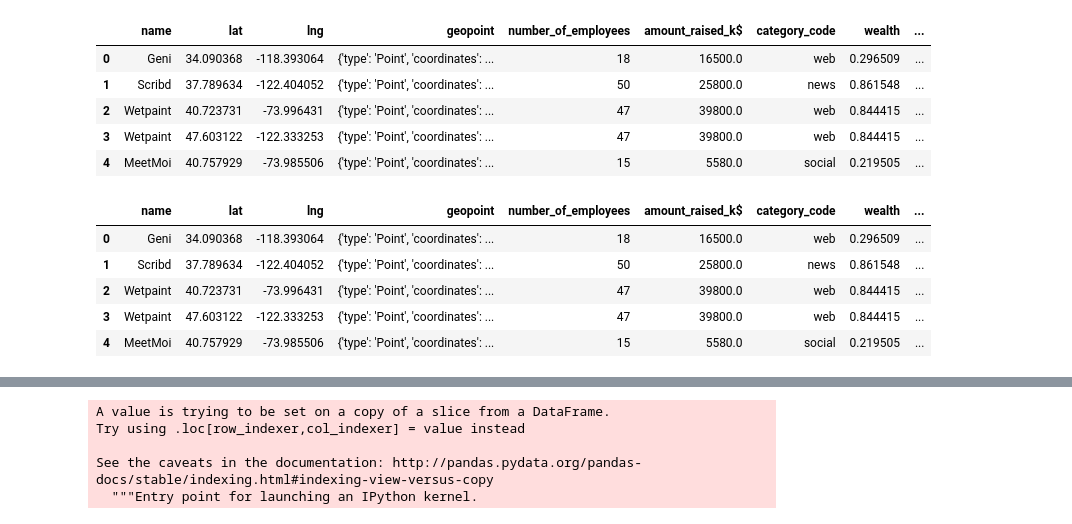
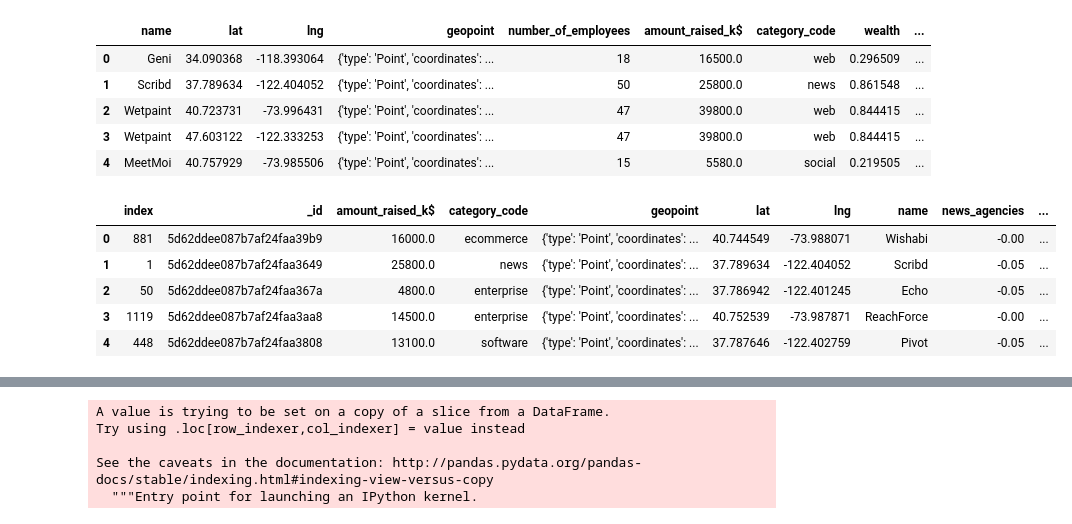
Before and after one commit to aiborra11/Geoquery-project, a Jupyter notebook: My-code/Geo.ipynb, the cells around one changed output, grey strips where cells are left out. Cells and saved outputs as stored; diff of their text form; code cells hidden in the pictures.

```diff
--- a/My-code/Geo.ipynb
+++ b/My-code/Geo.ipynb
@@ -66,7 +69,9 @@ data_comp['offices_near']=nearComps(data_comp["geopoint"])
 # %%
 #Querying near news_agencies
 
-def nearNews(df, rad_max_meters=1000):
+def nearNews(host, df, rad_max_meters=1000):
+    client = MongoClient(host)
+    db = client.DBcompanies_cb
     lst=[]
     for i in range(len(df)):
         near=db.companies_clean.find({'$and':[{
@@ -83,36 +88,40 @@ def nearNews(df, rad_max_meters=1000):
         lst.append(data.shape[0])
     return lst
 
-data_comp['news_agencies']=nearNews(data_comp["geopoint"])
+df_comp['news_agencies']=nearNews('mongodb://localhost:27017/', df_comp["geopoint"])
 # %%
 #Normalizing near offices and near news_agencies (I weighted it to a 10% value)
 
 def normalizator (df):
     return df/df.max()
 
-data_comp['offices_near'] = normalizator(data_comp['offices_near'])
-data_comp['news_agencies'] = normalizator(data_comp['news_agencies'])*(-0.1)
+df_comp['offices_near'] = normalizator(df_comp['offices_near'])
+df_comp['news_agencies'] = normalizator(df_comp['news_agencies'])*(-0.1)
 # %%
 #Summing up wealth, news_agencies and offices_near to obtain a final score.
 
 def final_score(df, col1, col2, col3):
     return df[[col1, col2, col3]].sum(axis = 1)
 
-data_comp['final_score'] = final_score(data_comp, 'wealth', 'news_agencies', 'offices_near')
+df_comp['final_score'] = final_score(df_comp, 'wealth', 'news_agencies', 'offices_near')
 # %%
-#Select top 10 to test the api query. Then if it is not very expensive, we will try with the whole dataset.
+#Select top 500 to test the api query. Then if it is not very expensive, we will try with the whole dataset.
+def top500(df):
+    return df_comp.sort_values('final_score', ascending = False).reset_index().head(500)
 
-top500 = data_comp.sort_values('final_score', ascending = False).reset_index().head(500)
+
+
+top500 = top500(df_comp)
 # %%
-top500 = top500[[x for x in top500.columns if x != 'index']]
+# top500 = top500[[x for x in top500.columns if x != 'index']]
 top500.head()
 # %% [output]
-|  | name | lat | lng | geopoint | number_of_employees | amount_raised_k$ | category_code | wealth | ... |
-| 0 | Geni | 34.090368 | -118.393064 | {'type': 'Point', 'coordinates': ... | 18 | 16500.0 | web | 0.296509 | ... |
-| 1 | Scribd | 37.789634 | -122.404052 | {'type': 'Point', 'coordinates': ... | 50 | 25800.0 | news | 0.861548 | ... |
-| 2 | Wetpaint | 40.723731 | -73.996431 | {'type': 'Point', 'coordinates': ... | 47 | 39800.0 | web | 0.844415 | ... |
-| 3 | Wetpaint | 47.603122 | -122.333253 | {'type': 'Point', 'coordinates': ... | 47 | 39800.0 | web | 0.844415 | ... |
-| 4 | MeetMoi | 40.757929 | -73.985506 | {'type': 'Point', 'coordinates': ... | 15 | 5580.0 | social | 0.219505 | ... |
+|  | index | _id | amount_raised_k$ | category_code | geopoint | lat | lng | name | news_agencies | ... |
+| 0 | 881 | 5d62ddee087b7af24faa39b9 | 16000.0 | ecommerce | {'type': 'Point', 'coordinates': ... | 40.744549 | -73.988071 | Wishabi | -0.00 | ... |
+| 1 | 1 | 5d62ddee087b7af24faa3649 | 25800.0 | news | {'type': 'Point', 'coordinates': ... | 37.789634 | -122.404052 | Scribd | -0.05 | ... |
+| 2 | 50 | 5d62ddee087b7af24faa367a | 4800.0 | enterprise | {'type': 'Point', 'coordinates': ... | 37.786942 | -122.401245 | Echo | -0.05 | ... |
+| 3 | 1119 | 5d62ddee087b7af24faa3aa8 | 14500.0 | enterprise | {'type': 'Point', 'coordinates': ... | 40.752539 | -73.987871 | ReachForce | -0.00 | ... |
+| 4 | 448 | 5d62ddee087b7af24faa3808 | 13100.0 | software | {'type': 'Point', 'coordinates': ... | 37.787646 | -122.402759 | Pivot | -0.05 | ... |
 # %%
 #Cluster map
 latlng = top500[['lat', 'lng']]
```
Also changed, not shown: parts of 8 cells of this notebook, 7 other files.
